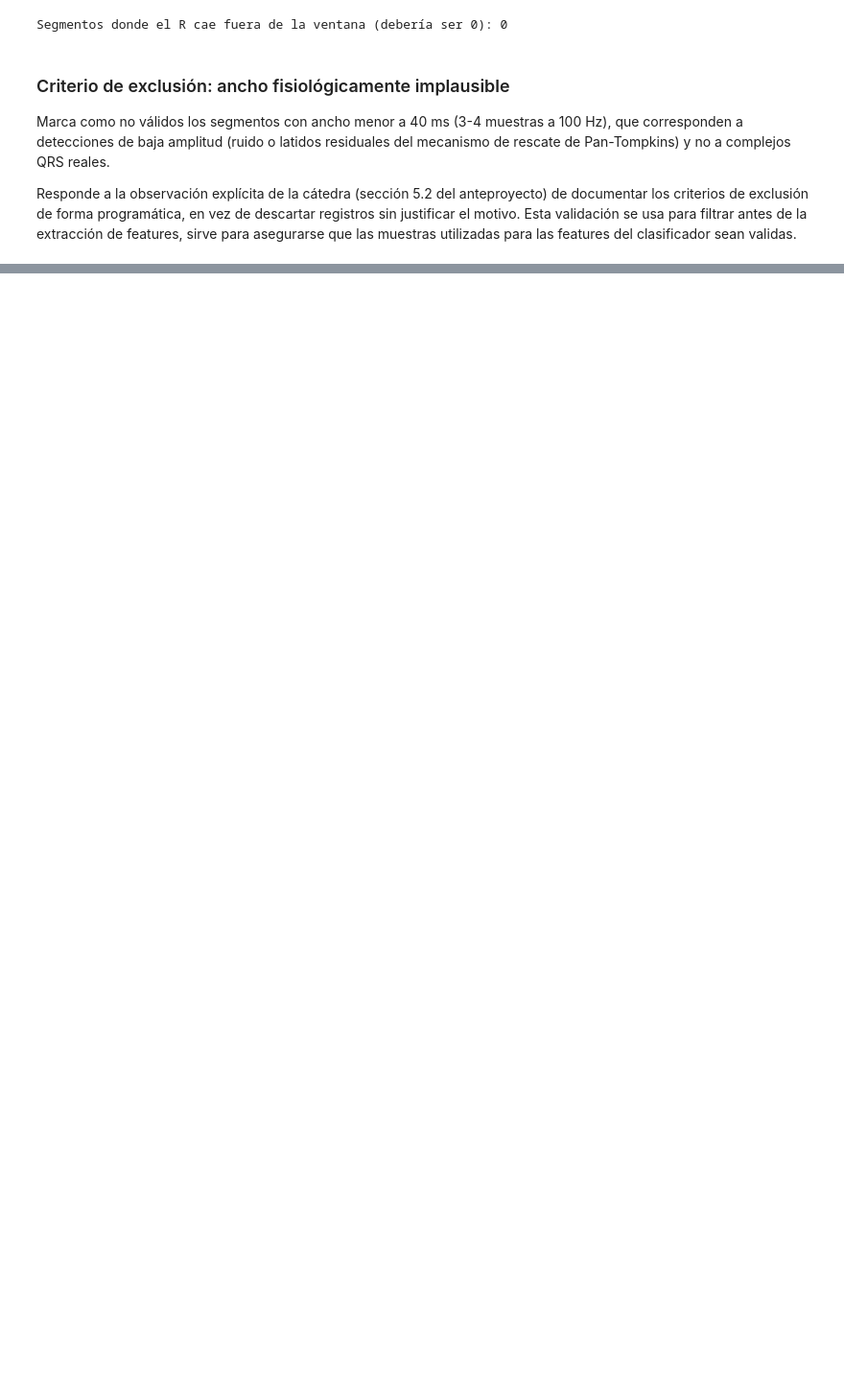
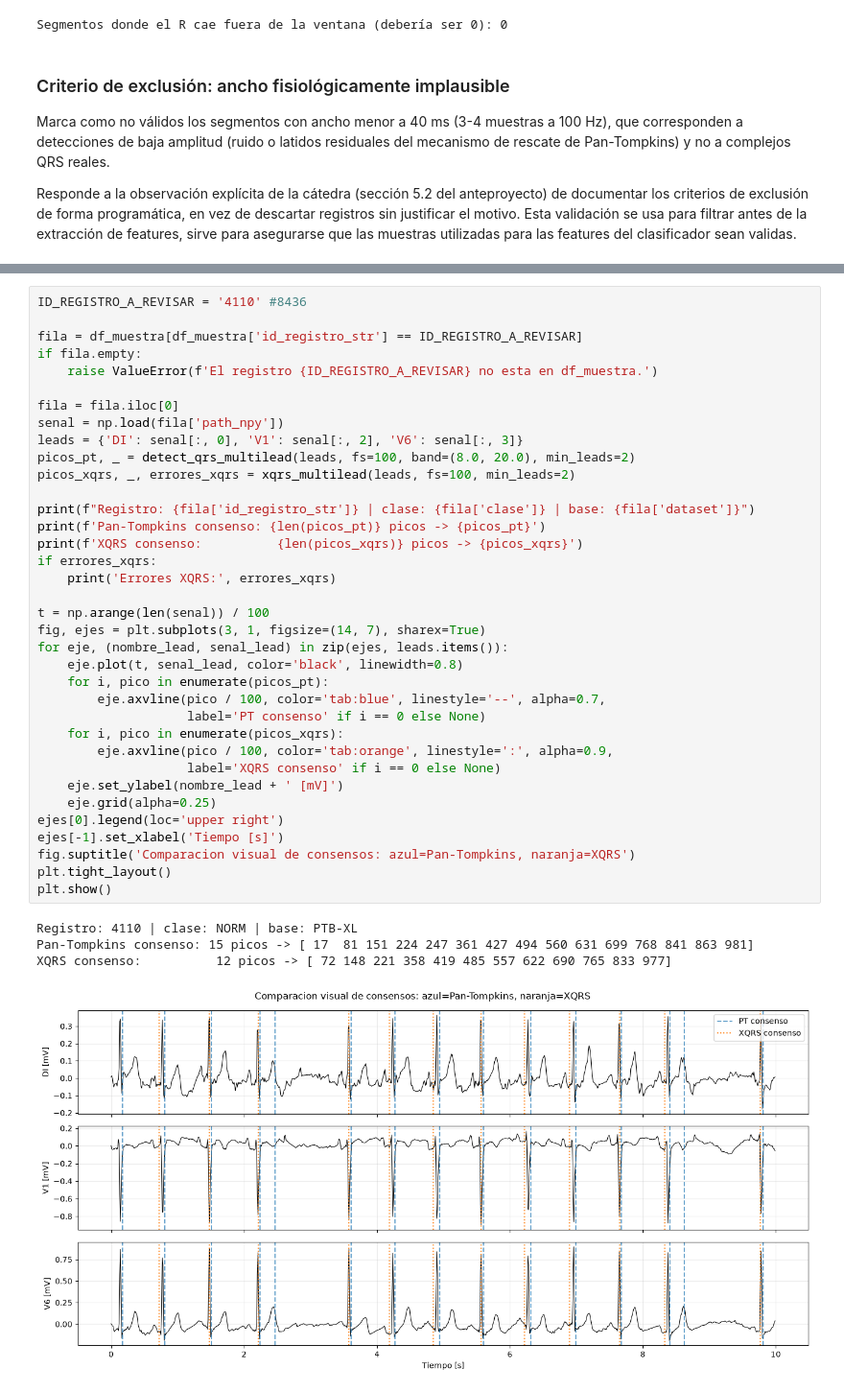
Before and after one commit to mschmidtgunther/final-bird-ecg-detection, a Jupyter notebook: notebooks/Pipeline_validado.ipynb, the cells around one changed output, grey strips where cells are left out. Shown at 96% size. Drawn from its saved outputs; the diff is of its cells as text; blank space fills up the shorter version.

```diff
--- a/notebooks/Pipeline_validado.ipynb
+++ b/notebooks/Pipeline_validado.ipynb
@@ -2117,0 +2373,41 @@ Total excluidos: 16 de 1355 (1.18%)
+# %%
+ID_REGISTRO_A_REVISAR = '4110' #8436
+
+fila = df_muestra[df_muestra['id_registro_str'] == ID_REGISTRO_A_REVISAR]
+if fila.empty:
+    raise ValueError(f'El registro {ID_REGISTRO_A_REVISAR} no esta en df_muestra.')
+
+fila = fila.iloc[0]
+senal = np.load(fila['path_npy'])
+leads = {'DI': senal[:, 0], 'V1': senal[:, 2], 'V6': senal[:, 3]}
+picos_pt, _ = detect_qrs_multilead(leads, fs=100, band=(8.0, 20.0), min_leads=2)
+picos_xqrs, _, errores_xqrs = xqrs_multilead(leads, fs=100, min_leads=2)
+
+print(f"Registro: {fila['id_registro_str']} | clase: {fila['clase']} | base: {fila['dataset']}")
+print(f'Pan-Tompkins consenso: {len(picos_pt)} picos -> {picos_pt}')
+print(f'XQRS consenso:          {len(picos_xqrs)} picos -> {picos_xqrs}')
+if errores_xqrs:
+    print('Errores XQRS:', errores_xqrs)
+
+t = np.arange(len(senal)) / 100
+fig, ejes = plt.subplots(3, 1, figsize=(14, 7), sharex=True)
+for eje, (nombre_lead, senal_lead) in zip(ejes, leads.items()):
+    eje.plot(t, senal_lead, color='black', linewidth=0.8)
+    for i, pico in enumerate(picos_pt):
+        eje.axvline(pico / 100, color='tab:blue', linestyle='--', alpha=0.7,
+                    label='PT consenso' if i == 0 else None)
+    for i, pico in enumerate(picos_xqrs):
+        eje.axvline(pico / 100, color='tab:orange', linestyle=':', alpha=0.9,
+                    label='XQRS consenso' if i == 0 else None)
+    eje.set_ylabel(nombre_lead + ' [mV]')
+    eje.grid(alpha=0.25)
+ejes[0].legend(loc='upper right')
+ejes[-1].set_xlabel('Tiempo [s]')
+fig.suptitle('Comparacion visual de consensos: azul=Pan-Tompkins, naranja=XQRS')
+plt.tight_layout()
+plt.show()
+# %% [output]
+Registro: 4110 | clase: NORM | base: PTB-XL
+Pan-Tompkins consenso: 15 picos -> [ 17  81 151 224 247 361 427 494 560 631 699 768 841 863 981]
+XQRS consenso:          12 picos -> [ 72 148 221 358 419 485 557 622 690 765 833 977]
+[figure, added]
```
Also changed, not shown: parts of 45 cells of this notebook.
